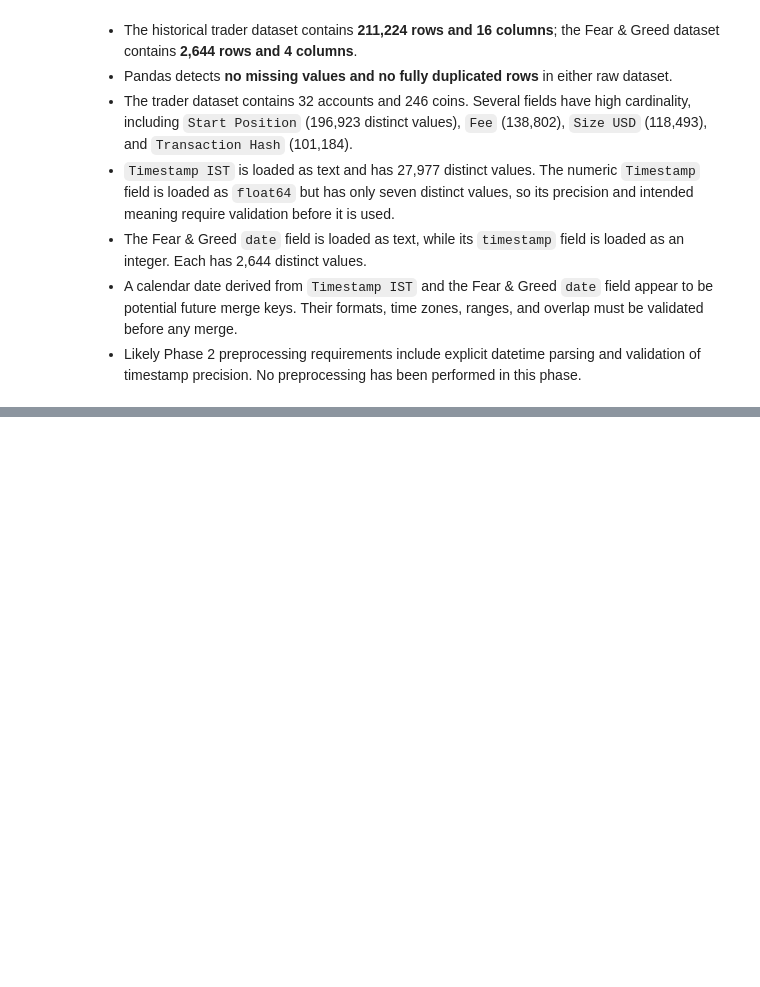
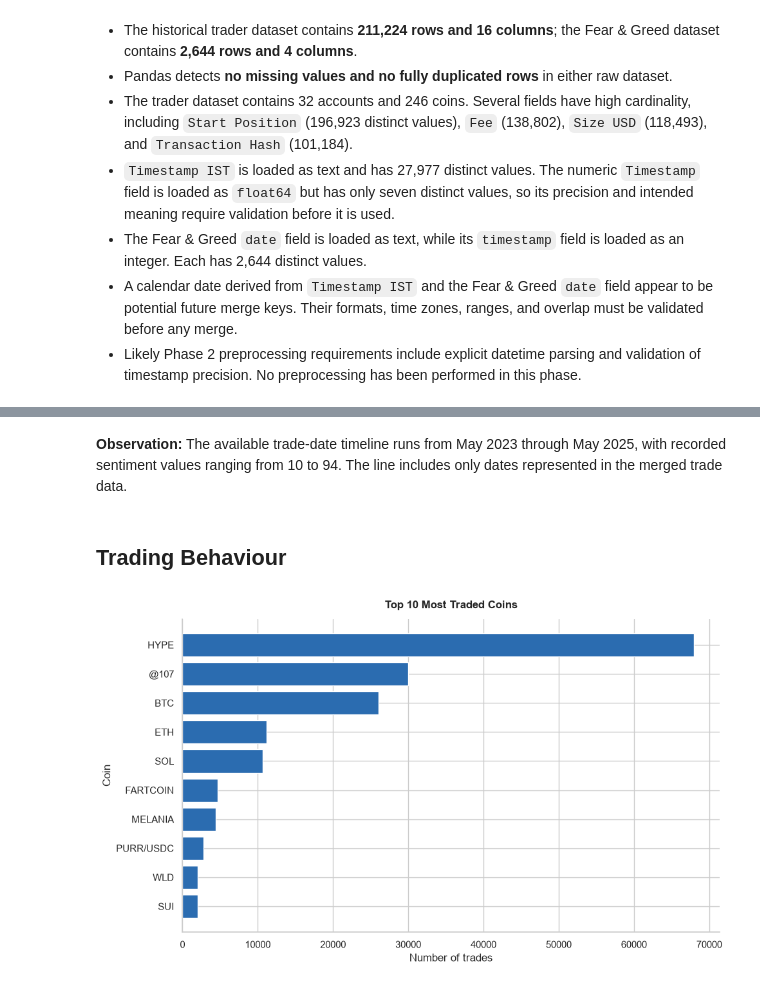
Before and after one commit to bhrigu136/crypto-market-analysis, a Jupyter notebook: notebooks/assignment_analysis.ipynb, the cells around one changed output, grey strips where cells are left out. Saved outputs shown, nothing was run; the diff lists cells and outputs as text; code cells hidden in the pictures; blank space fills up the shorter version.

```diff
--- a/notebooks/assignment_analysis.ipynb
+++ b/notebooks/assignment_analysis.ipynb
@@ -246,0 +517,15 @@ Last five values: ['2025-04-28', '2025-04-29', '2025-04-30', '2025-05-01', '2025
+# %% [markdown]
+**Observation:** The available trade-date timeline runs from May 2023 through May 2025, with recorded sentiment values ranging from 10 to 94. The line includes only dates represented in the merged trade data.
+# %% [markdown]
+## Trading Behaviour
+# %%
+top_coins = eda_data["coin"].value_counts().head(10).sort_values()
+fig, ax = plt.subplots(figsize=(10, 6))
+ax.barh(top_coins.index, top_coins.values, color=PRIMARY_COLOR)
+finish_plot(
+    "Top 10 Most Traded Coins",
+    "Number of trades",
+    "Coin",
+)
+# %% [output]
+[figure, added]
```
Also changed, not shown: parts of 60 cells of this notebook, 15 other files.
